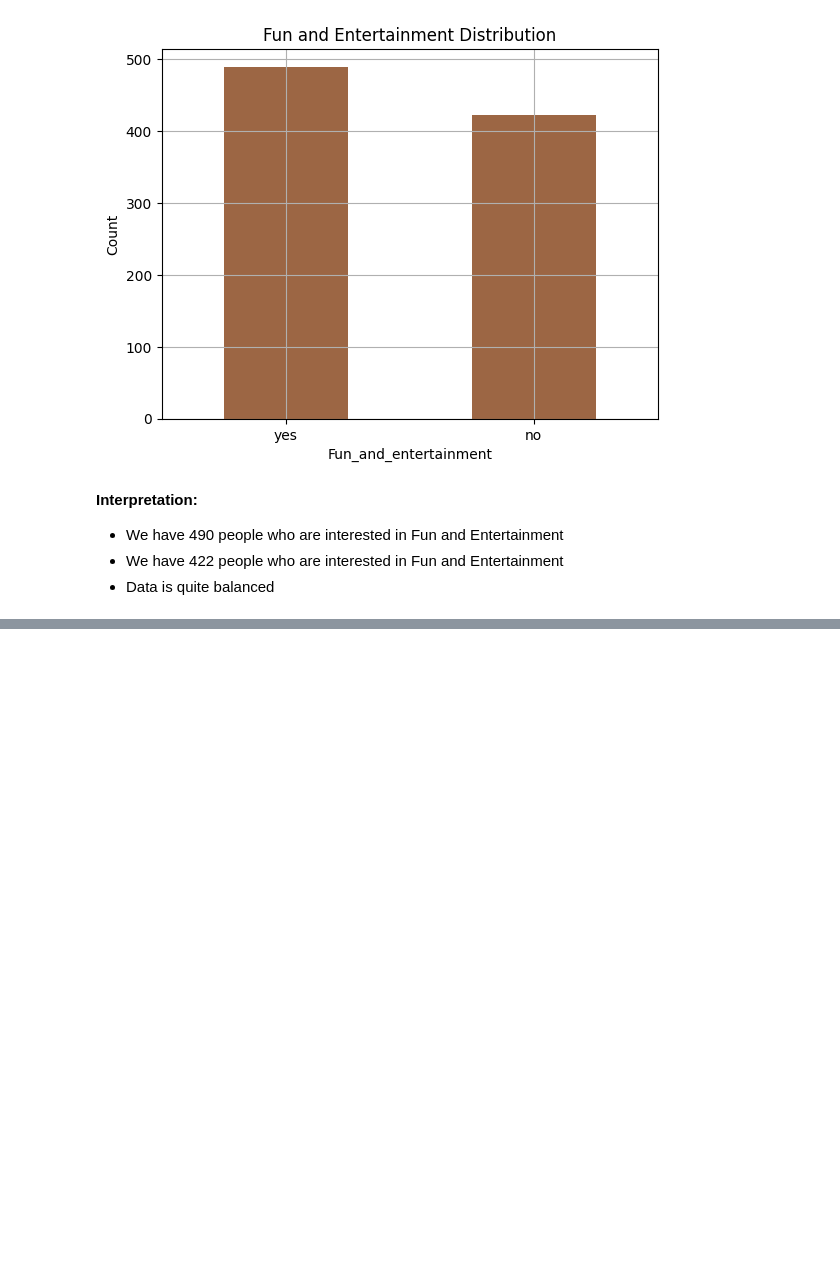
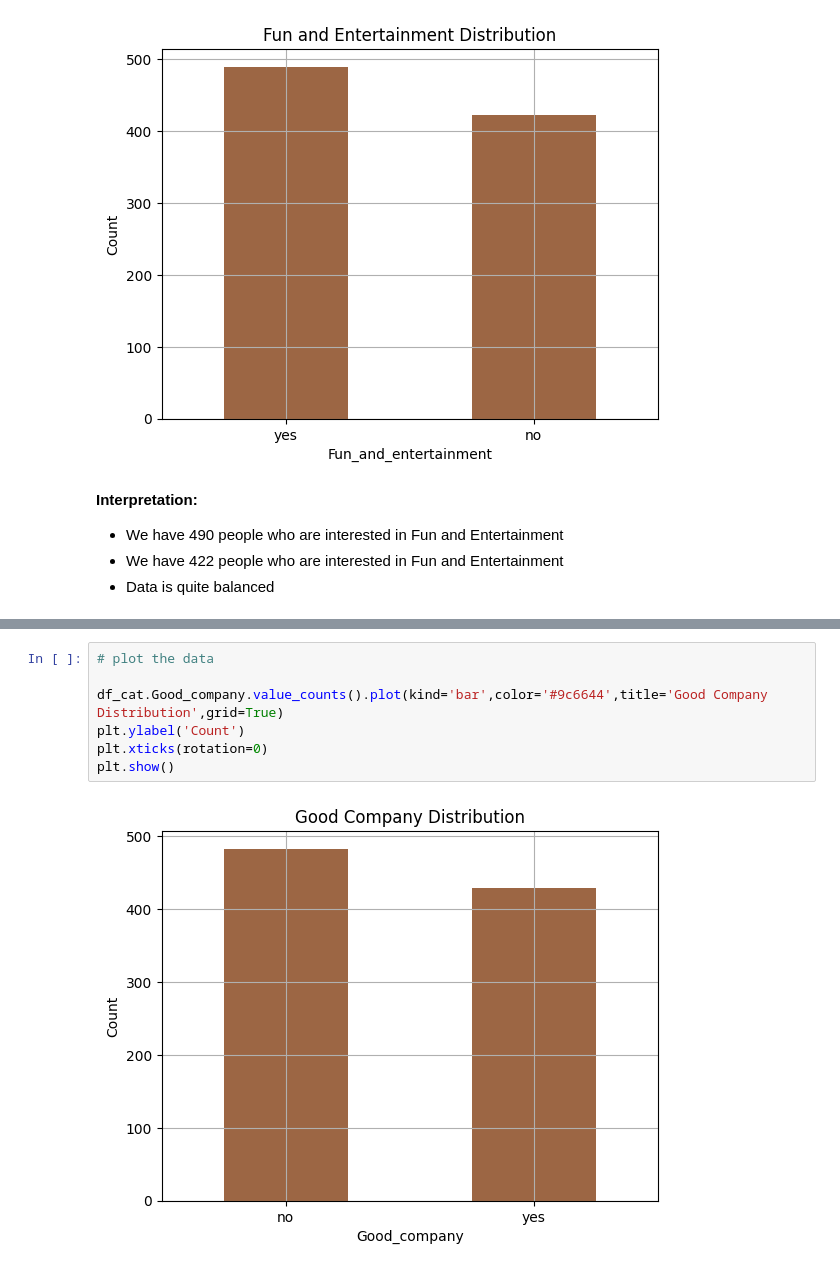
Before and after one commit to Uraniumking007/College-Stuff, a Jupyter notebook: BE/codeunnati/python_scripts_ckpcet/project_on_data_analytics/data_analytics_on_vacation_data/Data_Analytics_On_Vacation_Data.ipynb, the cells around one changed output, grey strips where cells are left out. Drawn from its saved outputs; the diff is of its cells as text; blank space fills up the shorter version.

```diff
--- a/BE/codeunnati/python_scripts_ckpcet/project_on_data_analytics/data_analytics_on_vacation_data/Data_Analytics_On_Vacation_Data.ipynb
+++ b/BE/codeunnati/python_scripts_ckpcet/project_on_data_analytics/data_analytics_on_vacation_data/Data_Analytics_On_Vacation_Data.ipynb
@@ -1037,0 +1073,9 @@ plt.show()
+# %%
+# plot the data
+
+df_cat.Good_company.value_counts().plot(kind='bar',color='#9c6644',title='Good Company Distribution',grid=True)
+plt.ylabel('Count')
+plt.xticks(rotation=0)
+plt.show()
+# %% [output]
+[figure, added]
```
Also changed, not shown: parts of 27 cells of this notebook.
